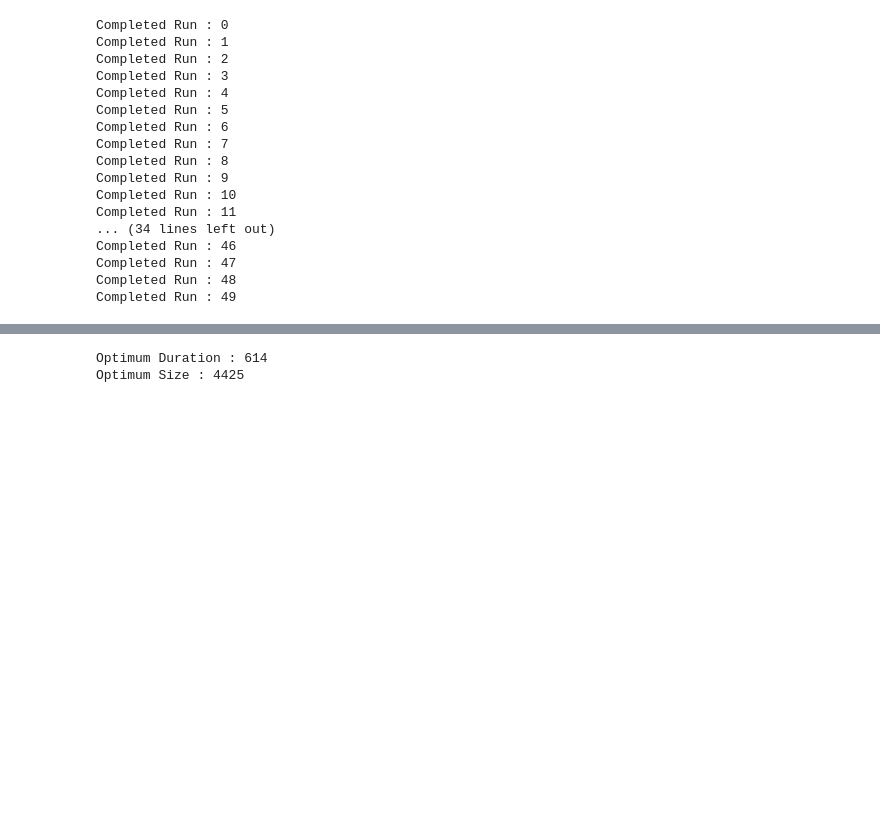
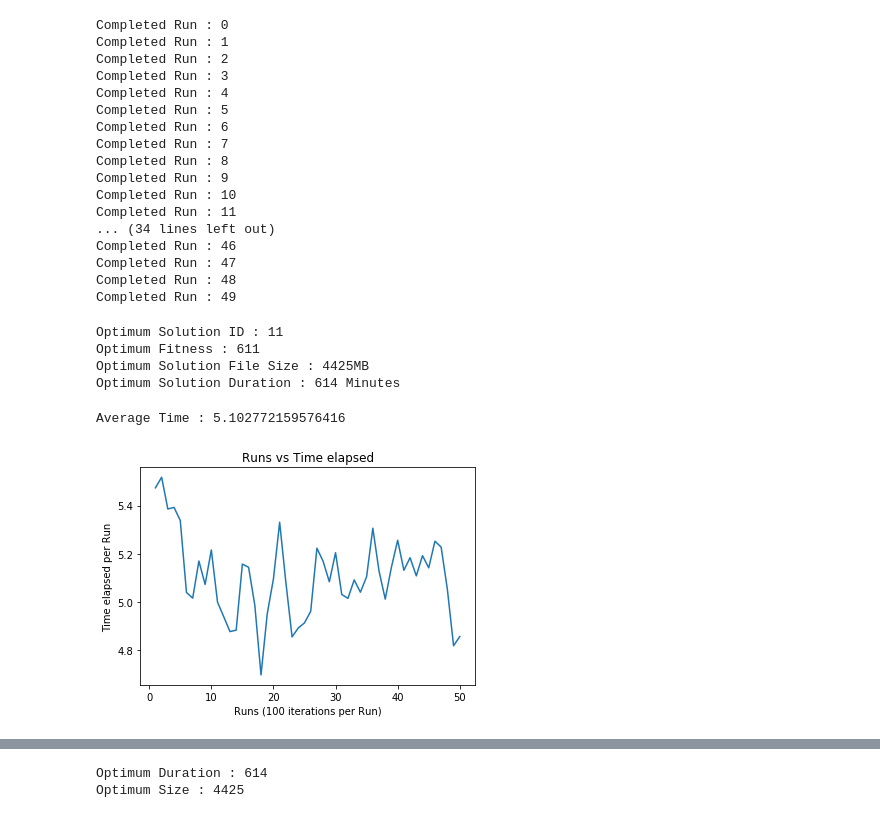
Before and after one commit to adhishagc/Genetic-Algorithm-using-Python-Example, a Jupyter notebook: Genetic_Algorithm_Assignment.ipynb, the cells around one changed output, grey strips where cells are left out. Cells and saved outputs as stored; diff of their text form; code cells hidden in the pictures; blank space fills up the shorter version.

```diff
--- a/Genetic_Algorithm_Assignment.ipynb
+++ b/Genetic_Algorithm_Assignment.ipynb
@@ -511,5 +515,40 @@ Completed Run : 46
 Completed Run : 47
 Completed Run : 48
 Completed Run : 49
+# %%
+#Getting the Optimum solution Information to Variables
+Best_Solution_id = best_out_of_runs_fitness.index(max(best_out_of_runs_fitness))
+Best_Solution_Size = best_out_of_runs_size[Best_Solution_id]
+Best_Solution_Duration = best_out_of_runs_duration[Best_Solution_id]
+
+print("Optimum Solution ID : " + str(Best_Solution_id))
+print("Optimum Fitness : " + str(max(finalFitness)))
+print("Optimum Solution File Size : " + str(Best_Solution_Size) + "MB")
+print("Optimum Solution Duration : " + str(Best_Solution_Duration) + " Minutes")
+
+#Best_Solution = chromosome.iloc[Best_Solution_id]
+# %% [output]
+Optimum Solution ID : 11
+Optimum Fitness : 611
+Optimum Solution File Size : 4425MB
+Optimum Solution Duration : 614 Minutes
+# %%
+sum = 0
+for i in range(len(per_run_time)):
+  sum += per_run_time[i]
+
+avg = sum/len(per_run_time)
+
+print("Average Time : " + str(avg))
+# %% [output]
+Average Time : 5.102772159576416
+# %%
+plt.plot([x for x in range(1,run+1)],[per_run_time[x] for x in range(len(per_run_time))])
+plt.title("Runs vs Time elapsed")
+plt.xlabel("Runs (100 iterations per Run)")
+plt.ylabel("Time elapsed per Run")
+plt.savefig('time-50-runs.pdf')
+# %% [output]
+[figure, added]
 # %%
 plt.plot([x for x in range(1,run+1)],[best_out_of_runs_fitness[x] for x in range(len(best_out_of_runs_fitness))])
```
Also changed, not shown: parts of 9 cells of this notebook.
